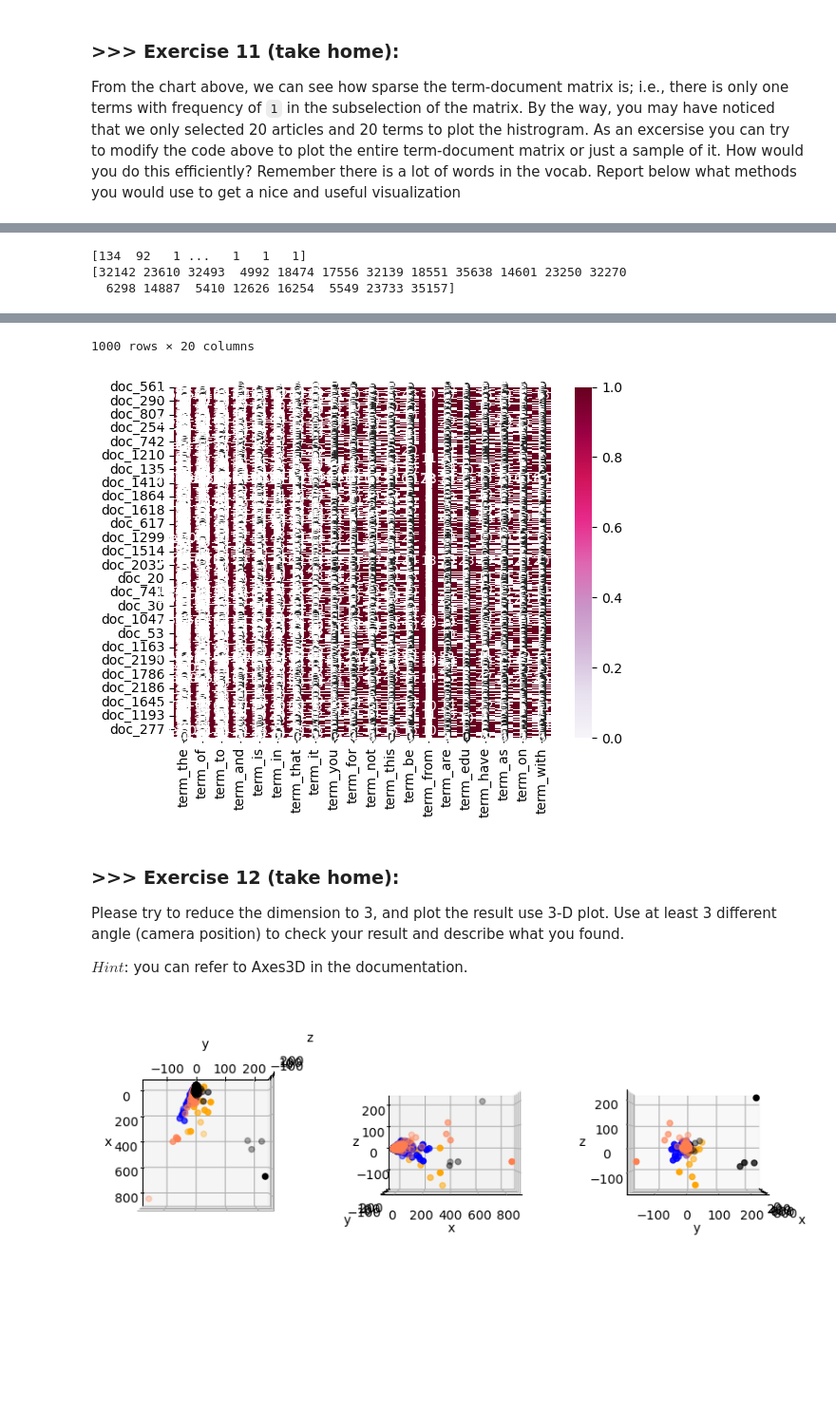
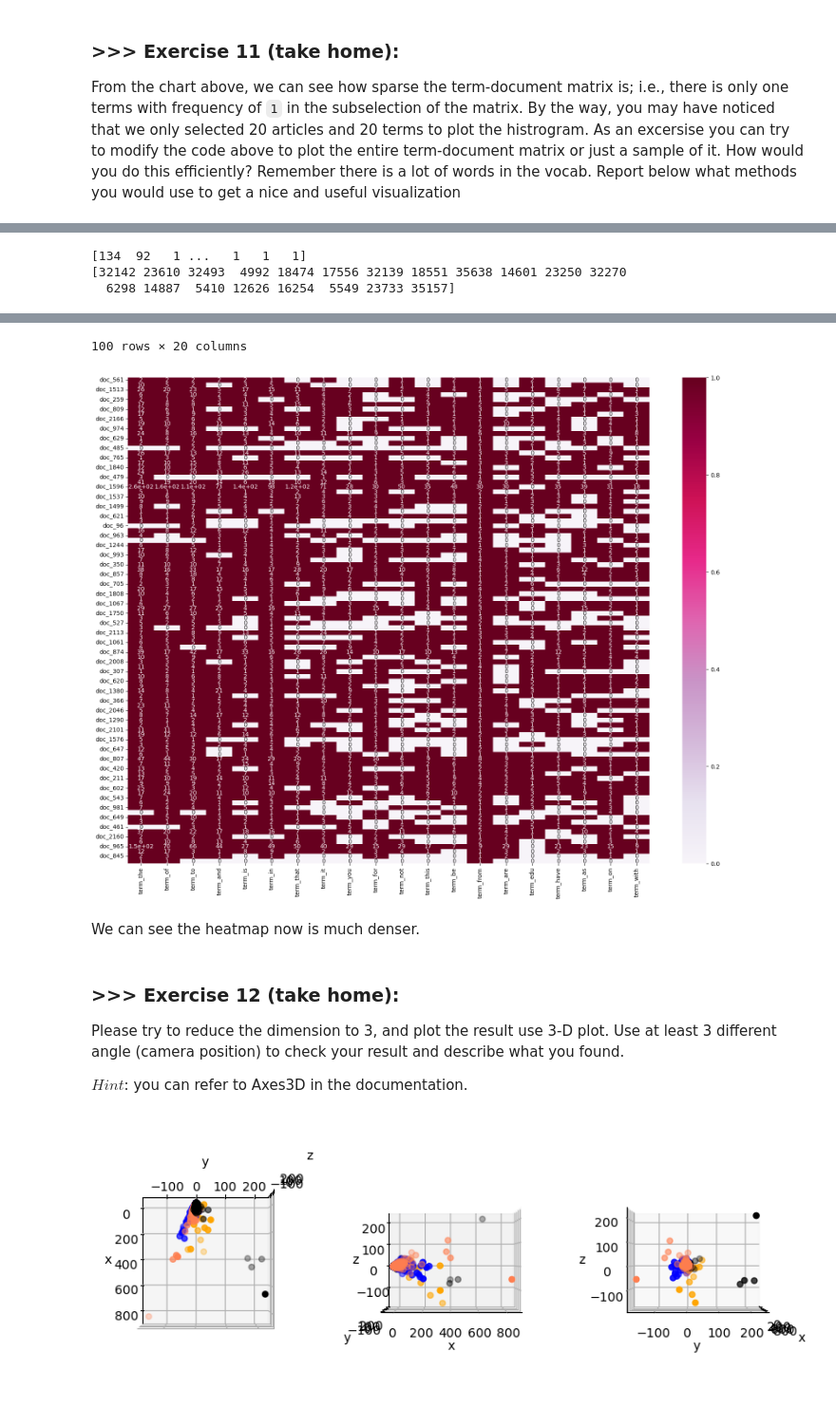
Before and after one commit to chihuahualee828/DM2023-Lab1-Master, a Jupyter notebook: Homework/DM2023-Lab1-Homework.ipynb, the cells around one changed output, grey strips where cells are left out. Shown at 95% size. Cells and saved outputs as stored; diff of their text form; code cells hidden in the pictures; blank space fills up the shorter version.

Commit message:
add new visualization

```diff
--- a/Homework/DM2023-Lab1-Homework.ipynb
+++ b/Homework/DM2023-Lab1-Homework.ipynb
@@ -259,7 +268,7 @@ print(top_k_indices)
 
 top_k_features = [count_vect.get_feature_names_out()[i] for i in top_k_indices]
 
-X_sample = X.sample(n=1000, random_state=42)
+X_sample = X.sample(n=100, random_state=42)
 X_counts_sample = X_counts[X_sample.index]
 # top_k_freq = np.sort(feature_frequencies)[::-1][:20]
 # for i, feature, freq in zip(top_k_indices,top_k_features,top_k_freq):
@@ -275,7 +284,7 @@ plot_z = X_counts_sample.toarray()[:,top_k_indices]
 
 df_todraw = pd.DataFrame(plot_z, columns = plot_x, index = plot_y)
 display(df_todraw)
-# plt.subplots(figsize=(9, 7))
+plt.subplots(figsize=(20, 15))
 ax = sns.heatmap(df_todraw,
                  cmap="PuRd",
                  vmin=0, vmax=1, annot=True)
@@ -298,7 +307,9 @@ ax = sns.heatmap(df_todraw,
-1000 rows × 20 columns
+100 rows × 20 columns
-[figure, old version]
+[figure, new version]
+# %% [markdown]
+We can see the heatmap now is much denser.
 # %% [markdown]
-### >>> Exercise 12 (take home):
+### **>>> Exercise 12 (take home):**
 Please try to reduce the dimension to 3, and plot the result use 3-D plot. Use at least 3 different angle (camera position) to check your result and describe what you found.
 
 $Hint$: you can refer to Axes3D in the documentation.
```
Also changed, not shown: parts of 53 cells of this notebook.
